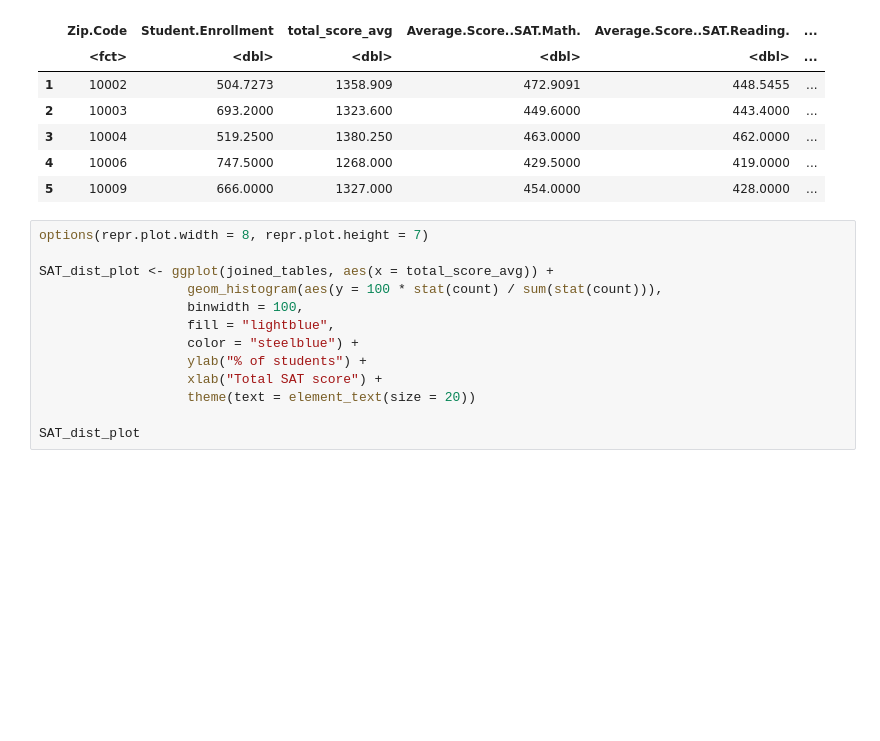
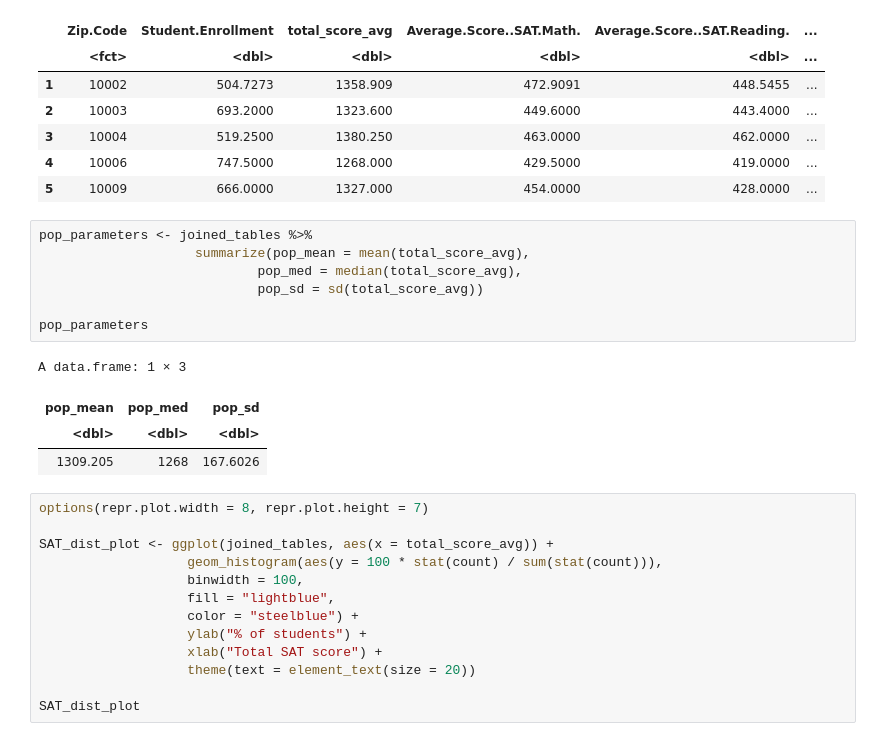
Before and after one commit to emi31770/DSCI-Project, a Jupyter notebook: Project.ipynb, the cells around one changed output. Saved outputs shown, nothing was run; the diff lists cells and outputs as text; blank space fills up the shorter version.

Commit message:
summaries of preliminary data

```diff
--- a/Project.ipynb
+++ b/Project.ipynb
@@ -119,6 +119,18 @@ A data.frame: 5 × 9
 | 3 | 10004 | 519.2500 | 1380.250 | 463.0000 | 462.0000 | ... |
 | 4 | 10006 | 747.5000 | 1268.000 | 429.5000 | 419.0000 | ... |
 | 5 | 10009 | 666.0000 | 1327.000 | 454.0000 | 428.0000 | ... |
+# %%
+pop_parameters <- joined_tables %>%
+                    summarize(pop_mean = mean(total_score_avg),
+                            pop_med = median(total_score_avg),
+                            pop_sd = sd(total_score_avg))
+
+pop_parameters
+# %% [output]
+A data.frame: 1 × 3
+| pop_mean | pop_med | pop_sd |
+| <dbl> | <dbl> | <dbl> |
+| 1309.205 | 1268 | 167.6026 |
 # %%
 options(repr.plot.width = 8, repr.plot.height = 7)
 
```
